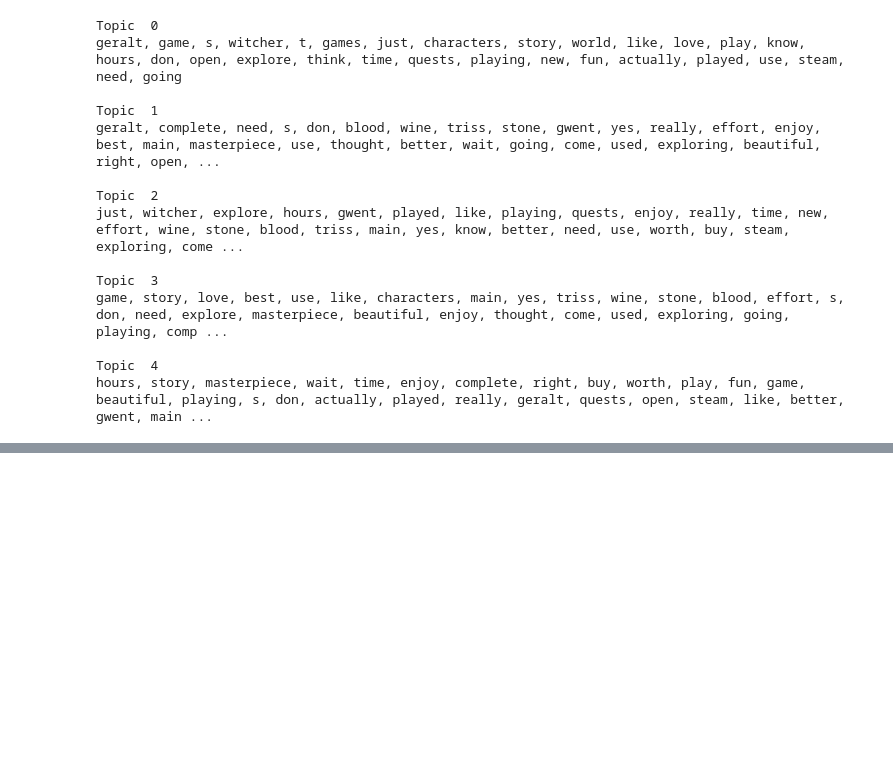
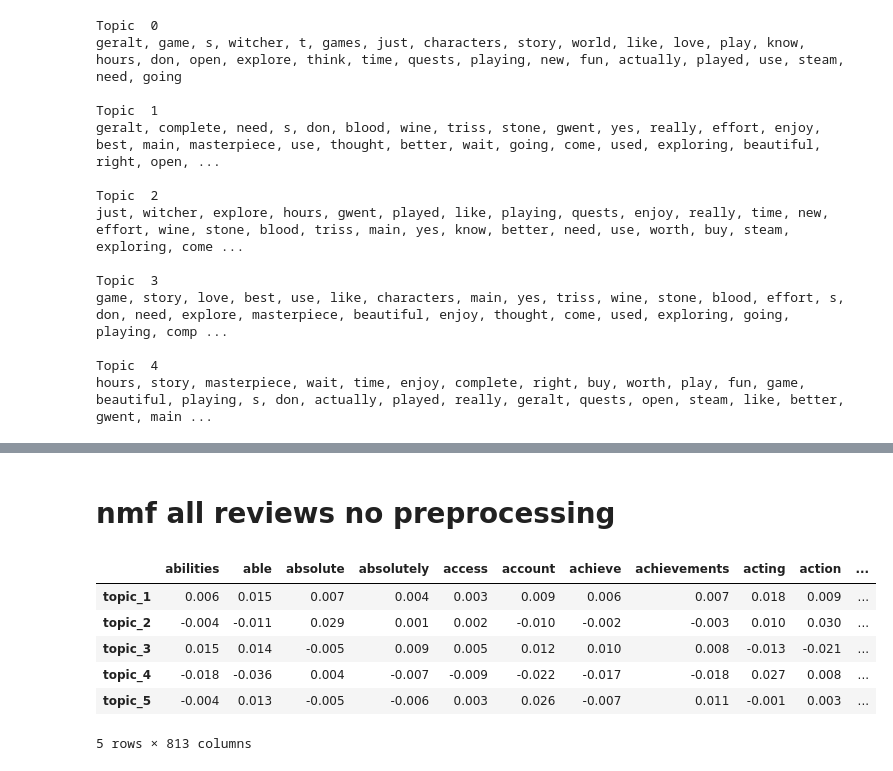
Before and after one commit to MichaelHarnett/Steam2_Redux, a Jupyter notebook: prelim_testing.ipynb, the cells around one changed output, grey strips where cells are left out. Cells and saved outputs as stored; diff of their text form; code cells hidden in the pictures; blank space fills up the shorter version.

```diff
--- a/prelim_testing.ipynb
+++ b/prelim_testing.ipynb
@@ -315,0 +443,18 @@ hours, story, masterpiece, wait, time, enjoy, complete, right, buy, worth, play,
+# %% [markdown]
+# nmf all reviews no preprocessing
+# %%
+nmf_model2 = NMF(5)
+doc_topic2 = nmf_model2.fit_transform(all_vectorized)
+# %%
+topic_word2 = pd.DataFrame(nmf_model2.components_.round(3),
+             index = ["topic_1","topic_2", 'topic_3', 'topic_4', 'topic_5'],
+             columns = cv3.get_feature_names())
+topic_word
+# %% [output]
+|  | abilities | able | absolute | absolutely | access | account | achieve | achievements | acting | action | ... |
+| topic_1 | 0.006 | 0.015 | 0.007 | 0.004 | 0.003 | 0.009 | 0.006 | 0.007 | 0.018 | 0.009 | ... |
+| topic_2 | -0.004 | -0.011 | 0.029 | 0.001 | 0.002 | -0.010 | -0.002 | -0.003 | 0.010 | 0.030 | ... |
+| topic_3 | 0.015 | 0.014 | -0.005 | 0.009 | 0.005 | 0.012 | 0.010 | 0.008 | -0.013 | -0.021 | ... |
+| topic_4 | -0.018 | -0.036 | 0.004 | -0.007 | -0.009 | -0.022 | -0.017 | -0.018 | 0.027 | 0.008 | ... |
+| topic_5 | -0.004 | 0.013 | -0.005 | -0.006 | 0.003 | 0.026 | -0.007 | 0.011 | -0.001 | 0.003 | ... |
+5 rows × 813 columns
```
Also changed, not shown: parts of 28 cells of this notebook, 1 other file.
